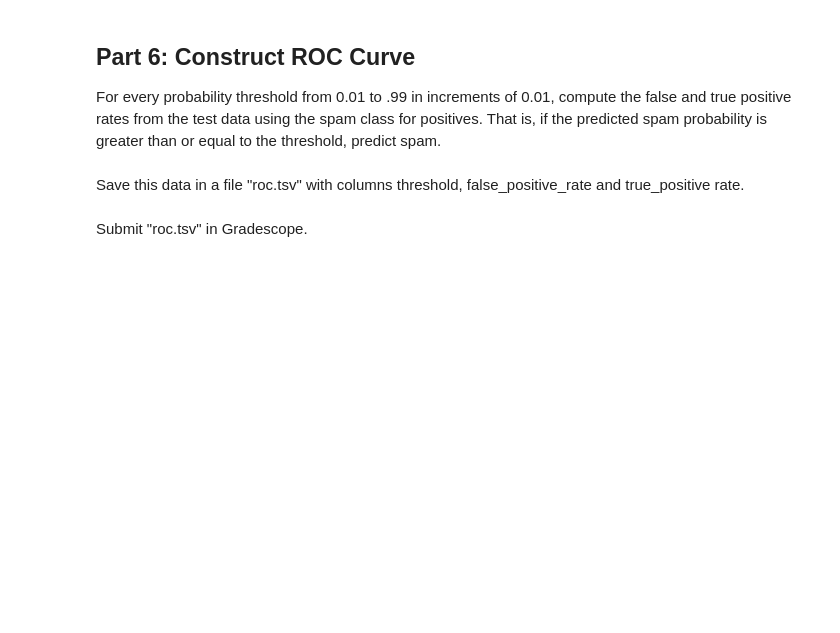
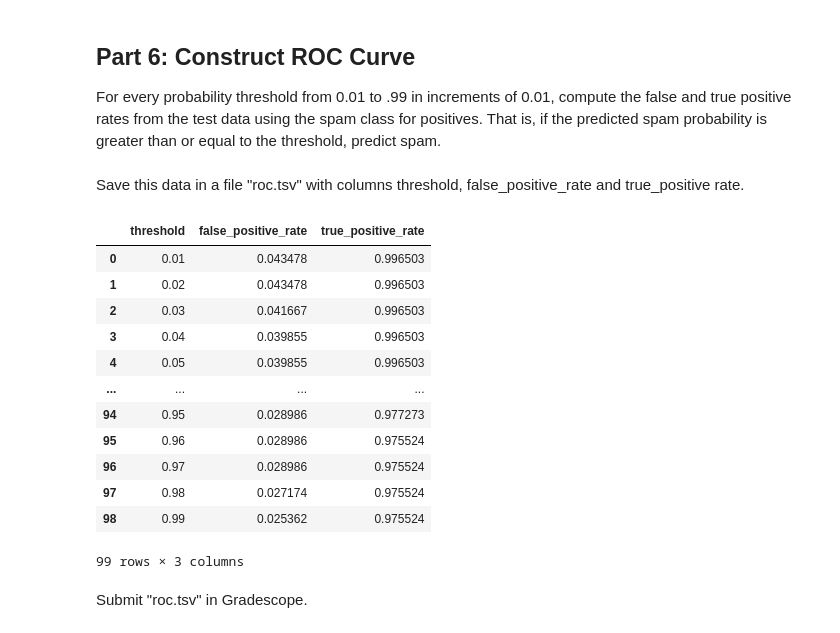
Before and after one commit to veniola/dx704-project-09, a Jupyter notebook: dx704-project-09.ipynb, the cells around one changed output. Drawn from its saved outputs; the diff is of its cells as text; code cells hidden in the pictures; blank space fills up the shorter version.

```diff
--- a/dx704-project-09.ipynb
+++ b/dx704-project-09.ipynb
@@ -331,2 +346,26 @@ That is, if the predicted spam probability is greater than or equal to the thres
+# %%
+# ============================
+# Part 6: Construct ROC Curve
+# ============================
+
+test_predictions = pd.read_csv("test-predictions.tsv", sep="\t")
+test_predictions["label"] = test_predictions["Message ID"].map(enron_spam_data.set_index("Message ID")["Spam/Ham"])
+
+positives = test_predictions["label"] == "spam"
+negatives = test_predictions["label"] != "spam"
+
+roc_data = []
+
+for i in range(1, 100):
+    threshold = i / 100
+    prediction = test_predictions["spam"] >= threshold
+
+    true_positives = prediction & positives
+    false_positives = prediction & negatives
+
+    false_positive_rate = sum(false_positives) / sum(negatives)
+    true_positive_rate = sum(true_positives) / sum(positives)
+
+    roc_data.append((threshold, false_positive_rate, true_positive_rate))
 # %% [markdown]
 Save this data in a file "roc.tsv" with columns threshold, false_positive_rate and true_positive rate.
@@ -337,3 +372,27 @@ Save this data in a file "roc.tsv" with columns threshold, false_positive_rate a
+# %%
+# ==========================================================================
+# Save data to TSV file named 'roc.tsv'
+# ==========================================================================
+
+roc_df = pd.DataFrame(roc_data, columns=["threshold", "false_positive_rate", "true_positive_rate"])
+
+# Save file
+roc_df.to_csv('roc.tsv', sep='\t', index=False)
+roc_df
+# %% [output]
+|  | threshold | false_positive_rate | true_positive_rate |
+| 0 | 0.01 | 0.043478 | 0.996503 |
+| 1 | 0.02 | 0.043478 | 0.996503 |
+| 2 | 0.03 | 0.041667 | 0.996503 |
+| 3 | 0.04 | 0.039855 | 0.996503 |
+| 4 | 0.05 | 0.039855 | 0.996503 |
+| ... | ... | ... | ... |
+| 94 | 0.95 | 0.028986 | 0.977273 |
+| 95 | 0.96 | 0.028986 | 0.975524 |
+| 96 | 0.97 | 0.028986 | 0.975524 |
+| 97 | 0.98 | 0.027174 | 0.975524 |
+| 98 | 0.99 | 0.025362 | 0.975524 |
+99 rows × 3 columns
 # %% [markdown]
 Submit "roc.tsv" in Gradescope.
 # %% [markdown]
```
Also changed, not shown: parts of 8 cells of this notebook, 3 other files.
